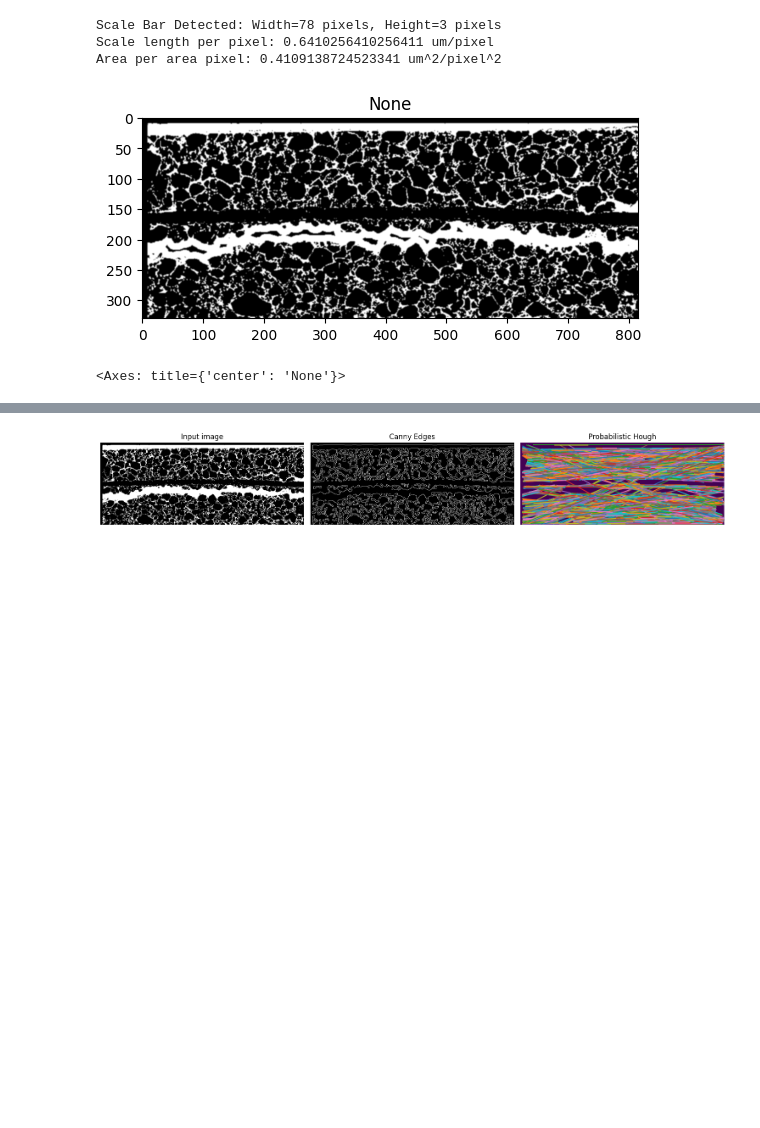
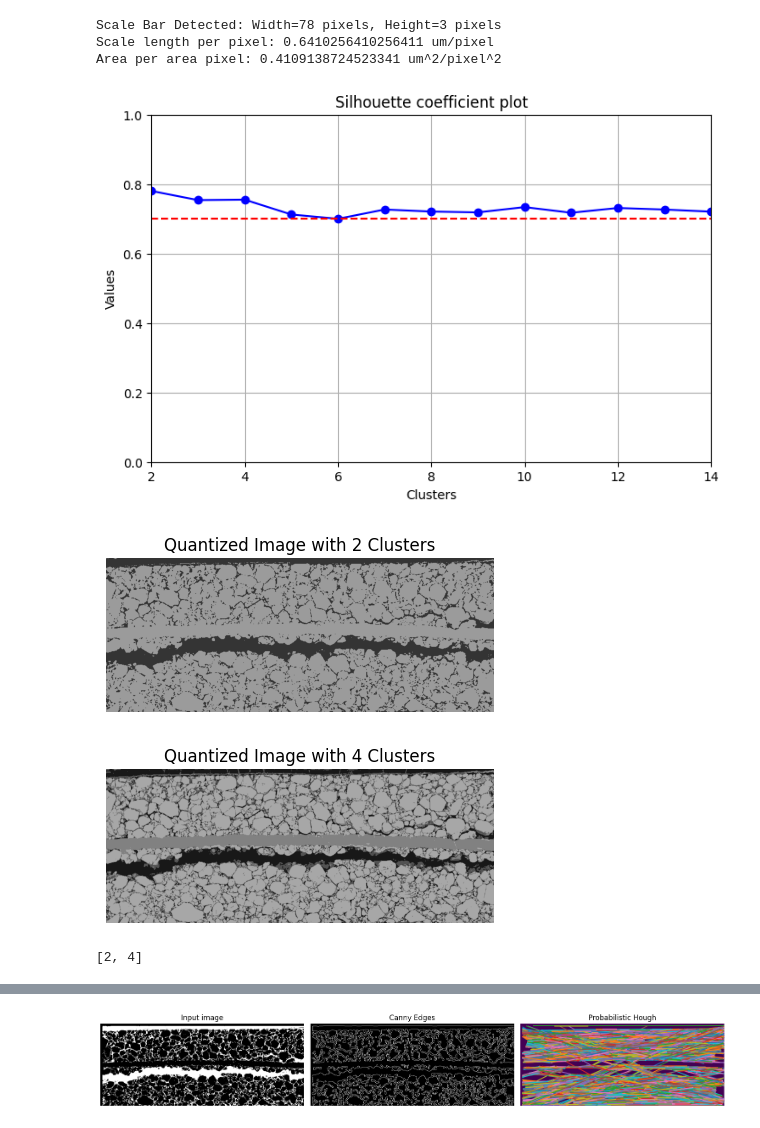
Before and after one commit to trunghth123/ImageProcessingLi, a Jupyter notebook: main.ipynb, the cells around one changed output, grey strips where cells are left out. Drawn from its saved outputs; the diff is of its cells as text; code cells hidden in the pictures; blank space fills up the shorter version.

```diff
--- a/main.ipynb
+++ b/main.ipynb
@@ -49,23 +52,3 @@ x,y,w,h are (608, 53, 78, 3)
 Scale Bar Detected: Width=78 pixels, Height=3 pixels
 Scale length per pixel: 0.6410256410256411 um/pixel
 Area per area pixel: 0.4109138724523341 um^2/pixel^2
-# %%
-#Use watershed algo to find individual particle sizes - Trial
-kernel = np.ones((1,1), np.uint8)
-opening = cv2.morphologyEx(new_result, cv2.MORPH_OPEN, kernel, iterations=2)
-
-#Sure background area
-sure_bg = cv2.dilate(opening, kernel, iterations = 3)
-
-#Finding sure foreground area
-dist_transform = cv2.distanceTransform(opening, cv2.DIST_L2,5)
-ret, sure_fg = cv2.threshold(dist_transform, 0.7*dist_transform.max(), 255,0)
-
-#Finding unknown region
-sure_fg = np.uint8(sure_fg)
-unknown = cv2.subtract(sure_bg,sure_fg)
-
-show_image(unknown)
-# %% [output]
-[figure, removed]
-<Axes: title={'center': 'None'}>
@@ -73,0 +55,12 @@ show_image(unknown)
+# %%
+#Analyze for optimal number of clusters
+cluster_number = range(2,15)
+
+cluster_dictionary = silhouette_analysis_of_kmeans_image_clustering(analyzable_image, cluster_number)
+
+plot_top_two_quantized_images(analyzable_image, cluster_dictionary)
+# %% [output]
+[figure, added]
+[figure, added]
+[figure, added]
+[2, 4]
```
Also changed, not shown: parts of 7 cells of this notebook, 2 other files.
